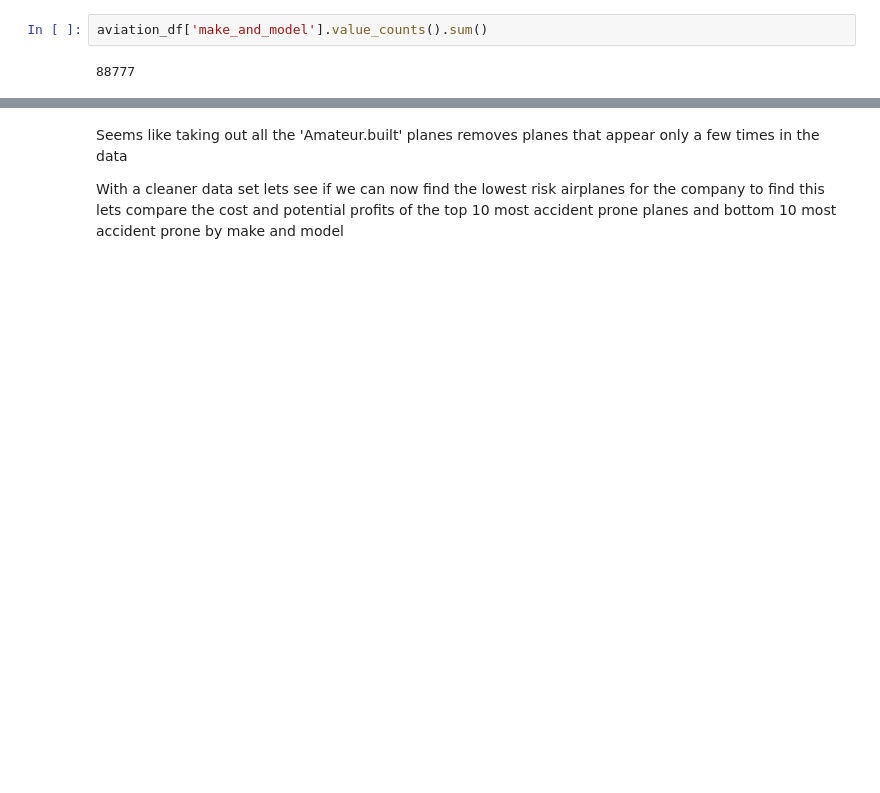
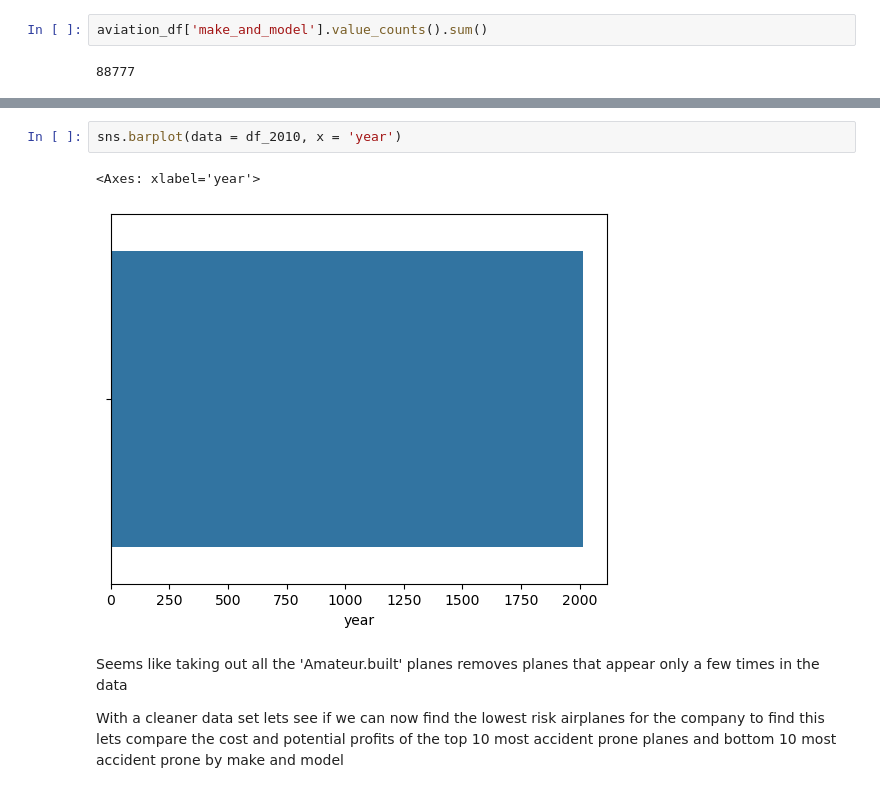
Before and after one commit to Reynch/dsc-phase-1-project-v3, a Jupyter notebook: student.ipynb, the cells around one changed output, grey strips where cells are left out. Saved outputs shown, nothing was run; the diff lists cells and outputs as text; blank space fills up the shorter version.

```diff
--- a/student.ipynb
+++ b/student.ipynb
@@ -190,3 +210,8 @@ aviation_df['make_and_model'].value_counts().sum()
+# %%
+sns.barplot(data = df_2010, x = 'year')
+# %% [output]
+<Axes: xlabel='year'>
+[figure, added]
 # %% [markdown]
 Seems like taking out all the 'Amateur.built' planes removes planes that appear only a few times in the data
 
```
Also changed, not shown: parts of 16 cells of this notebook.
